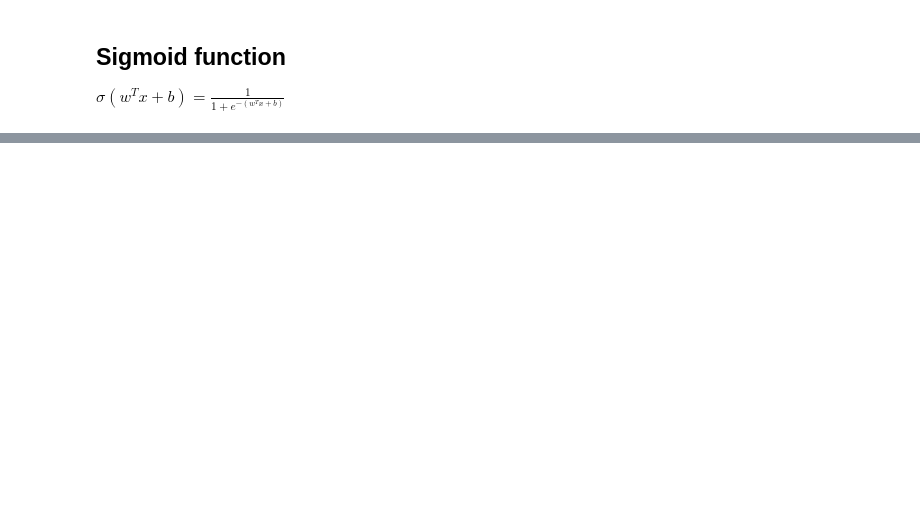
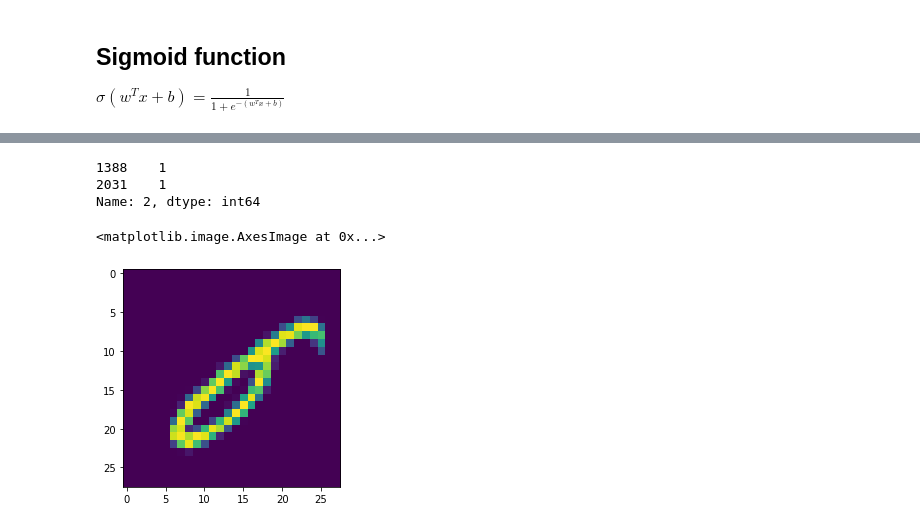
Before and after one commit to Alexzerntev/deep-learning, a Jupyter notebook: logistic-regression.ipynb, the cells around one changed output, grey strips where cells are left out. Cells and saved outputs as stored; diff of their text form; code cells hidden in the pictures; blank space fills up the shorter version.

```diff
--- a/logistic-regression.ipynb
+++ b/logistic-regression.ipynb
@@ -19,0 +17,6 @@ Y_tran_binrary = Y_train[train_binary]
+# %%
+X_tran_binary = X_train[Y_train <= 1]
+Y_tran_binary = Y_train[Y_train <= 1]
+
+X_test_binary = X_test[Y_test <= 1]
+Y_test_binary = Y_test[Y_test <= 1]
@@ -55,0 +310,11 @@ def initialize_with_zeros(dim):
+# %%
+a[2][a[2] != 0]
+# %% [output]
+1388    1
+2031    1
+Name: 2, dtype: int64
+# %%
+plt.imshow(X_test_binary[1388])
+# %% [output]
+<matplotlib.image.AxesImage at 0x...>
+[figure, added]
```
Also changed, not shown: parts of 25 cells of this notebook, 2 other files.
